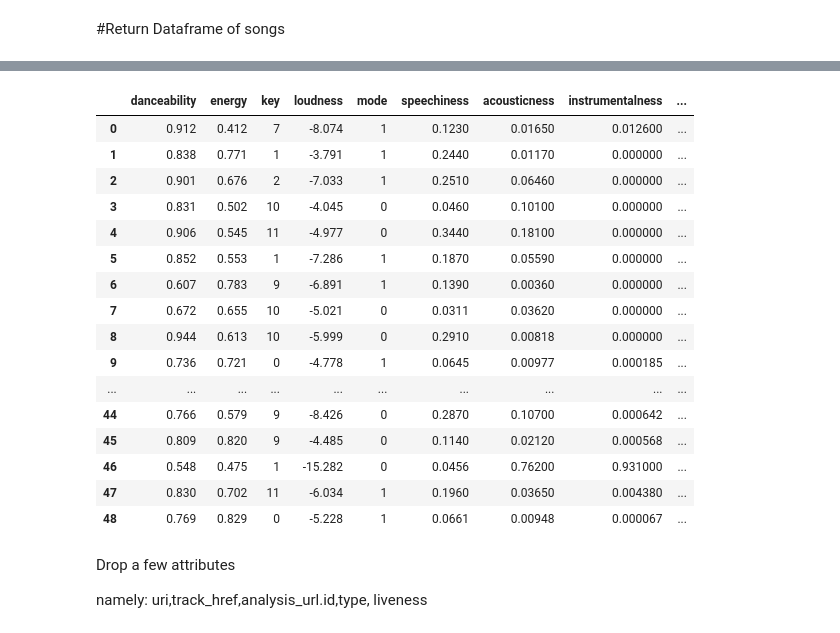
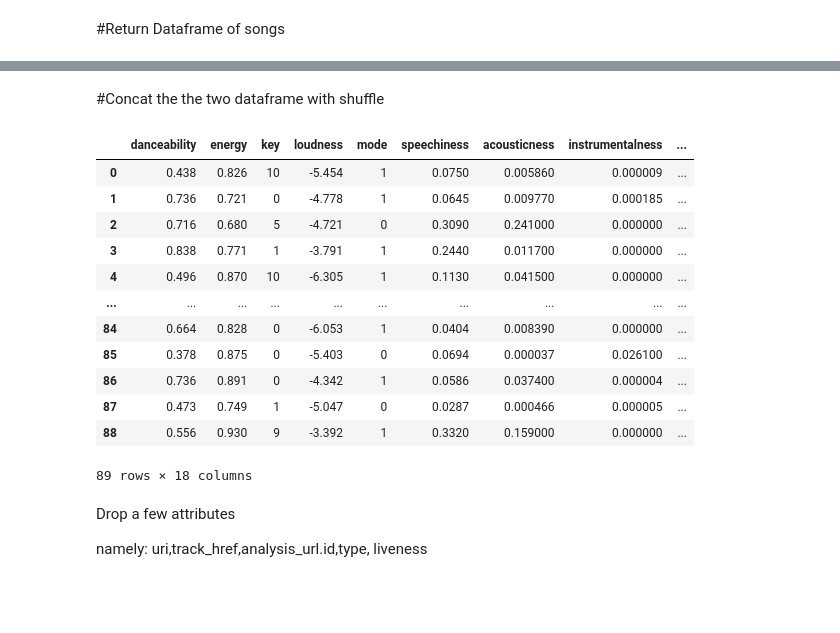
Before and after one commit to mosh98/spotify_dataset_exploration, a Jupyter notebook: Classifier_spotify_habits.ipynb, the cells around one changed output, grey strips where cells are left out. Drawn from its saved outputs; the diff is of its cells as text; code cells hidden in the pictures; blank space fills up the shorter version.

```diff
--- a/Classifier_spotify_habits.ipynb
+++ b/Classifier_spotify_habits.ipynb
@@ -61,3 +61,7 @@ df = return_song_df(songs)
+# %%
+playlist = sp.user_playlist("Rock 2020 - Best ROCK Songs Playlist (Rock Music 2020)", "1UyrGwXUiAZilemyfqA3vj?si=ScA1rbohS2qh2JOCsf-KzQ")
+songs = playlist["tracks"]["items"]
+df_song_i_dont_like = return_song_df(songs)
 # %% [markdown]
 **Infomation about columns**
 Audio features found from here: https://developer.spotify.com/documentation/web-api/reference/tracks/get-audio-features/
@@ -100,20 +105,0 @@ An estimated overall time signature of a track. The time signature (meter) is a
-# %%
-df
-# %% [output]
-|  | danceability | energy | key | loudness | mode | speechiness | acousticness | instrumentalness | ... |
-| 0 | 0.912 | 0.412 | 7 | -8.074 | 1 | 0.1230 | 0.01650 | 0.012600 | ... |
-| 1 | 0.838 | 0.771 | 1 | -3.791 | 1 | 0.2440 | 0.01170 | 0.000000 | ... |
-| 2 | 0.901 | 0.676 | 2 | -7.033 | 1 | 0.2510 | 0.06460 | 0.000000 | ... |
-| 3 | 0.831 | 0.502 | 10 | -4.045 | 0 | 0.0460 | 0.10100 | 0.000000 | ... |
-| 4 | 0.906 | 0.545 | 11 | -4.977 | 0 | 0.3440 | 0.18100 | 0.000000 | ... |
-| 5 | 0.852 | 0.553 | 1 | -7.286 | 1 | 0.1870 | 0.05590 | 0.000000 | ... |
-| 6 | 0.607 | 0.783 | 9 | -6.891 | 1 | 0.1390 | 0.00360 | 0.000000 | ... |
-| 7 | 0.672 | 0.655 | 10 | -5.021 | 0 | 0.0311 | 0.03620 | 0.000000 | ... |
-| 8 | 0.944 | 0.613 | 10 | -5.999 | 0 | 0.2910 | 0.00818 | 0.000000 | ... |
-| 9 | 0.736 | 0.721 | 0 | -4.778 | 1 | 0.0645 | 0.00977 | 0.000185 | ... |
-| ... | ... | ... | ... | ... | ... | ... | ... | ... | ... |
-| 44 | 0.766 | 0.579 | 9 | -8.426 | 0 | 0.2870 | 0.10700 | 0.000642 | ... |
-| 45 | 0.809 | 0.820 | 9 | -4.485 | 0 | 0.1140 | 0.02120 | 0.000568 | ... |
-| 46 | 0.548 | 0.475 | 1 | -15.282 | 0 | 0.0456 | 0.76200 | 0.931000 | ... |
-| 47 | 0.830 | 0.702 | 11 | -6.034 | 1 | 0.1960 | 0.03650 | 0.004380 | ... |
-| 48 | 0.769 | 0.829 | 0 | -5.228 | 1 | 0.0661 | 0.00948 | 0.000067 | ... |
@@ -120,3 +109,29 @@ df
+# %%
+df['time_signature'] = pd.DataFrame(np.ones( (df.shape[0],1) ), index = df.index )
+df
+# %%
+df_song_i_dont_like['time_signature'] = pd.DataFrame(np.zeros( (df_song_i_dont_like.shape[0],1) ), index = df_song_i_dont_like.index )
+# %% [markdown]
+#Concat the the two dataframe with shuffle
+# %%
+#Big data ;)
+bigdata = df.append(df_song_i_dont_like, ignore_index=True)
+bigdata= bigdata.sample(frac=1).reset_index(drop=True)
+bigdata
+# %% [output]
+|  | danceability | energy | key | loudness | mode | speechiness | acousticness | instrumentalness | ... |
+| 0 | 0.438 | 0.826 | 10 | -5.454 | 1 | 0.0750 | 0.005860 | 0.000009 | ... |
+| 1 | 0.736 | 0.721 | 0 | -4.778 | 1 | 0.0645 | 0.009770 | 0.000185 | ... |
+| 2 | 0.716 | 0.680 | 5 | -4.721 | 0 | 0.3090 | 0.241000 | 0.000000 | ... |
+| 3 | 0.838 | 0.771 | 1 | -3.791 | 1 | 0.2440 | 0.011700 | 0.000000 | ... |
+| 4 | 0.496 | 0.870 | 10 | -6.305 | 1 | 0.1130 | 0.041500 | 0.000000 | ... |
+| ... | ... | ... | ... | ... | ... | ... | ... | ... | ... |
+| 84 | 0.664 | 0.828 | 0 | -6.053 | 1 | 0.0404 | 0.008390 | 0.000000 | ... |
+| 85 | 0.378 | 0.875 | 0 | -5.403 | 0 | 0.0694 | 0.000037 | 0.026100 | ... |
+| 86 | 0.736 | 0.891 | 0 | -4.342 | 1 | 0.0586 | 0.037400 | 0.000004 | ... |
+| 87 | 0.473 | 0.749 | 1 | -5.047 | 0 | 0.0287 | 0.000466 | 0.000005 | ... |
+| 88 | 0.556 | 0.930 | 9 | -3.392 | 1 | 0.3320 | 0.159000 | 0.000000 | ... |
+89 rows × 18 columns
 # %% [markdown]
 Drop a few attributes
 
```
Also changed, not shown: parts of 9 cells of this notebook.
